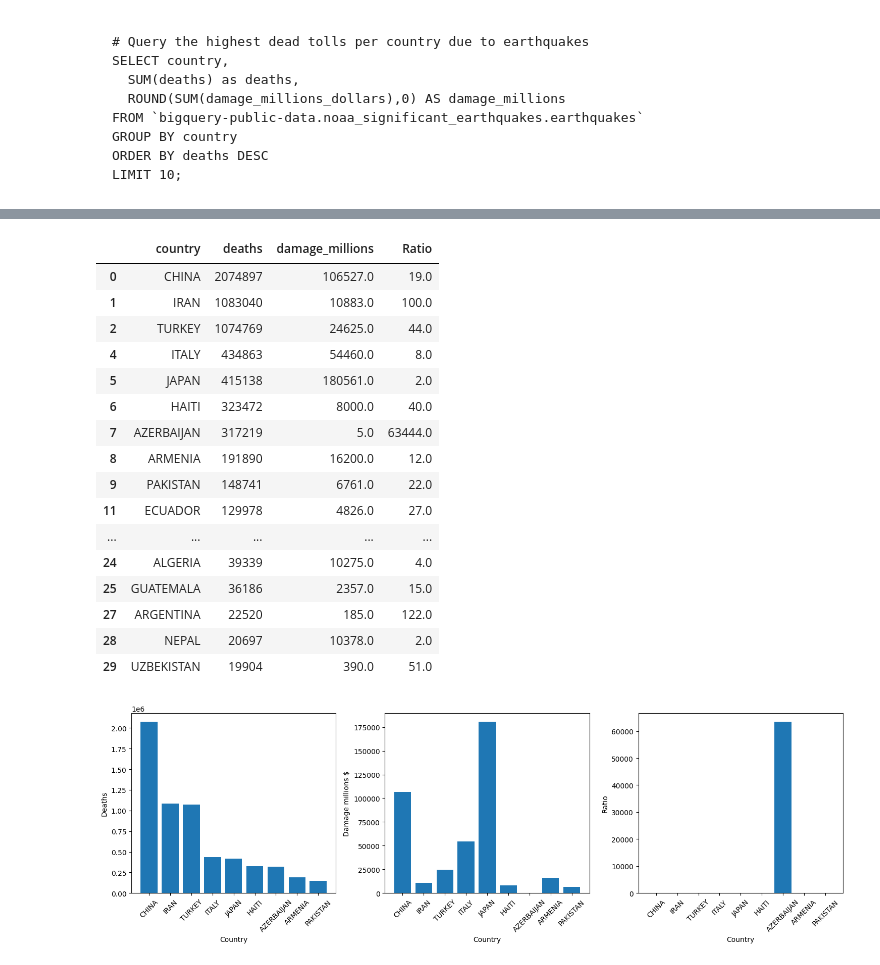
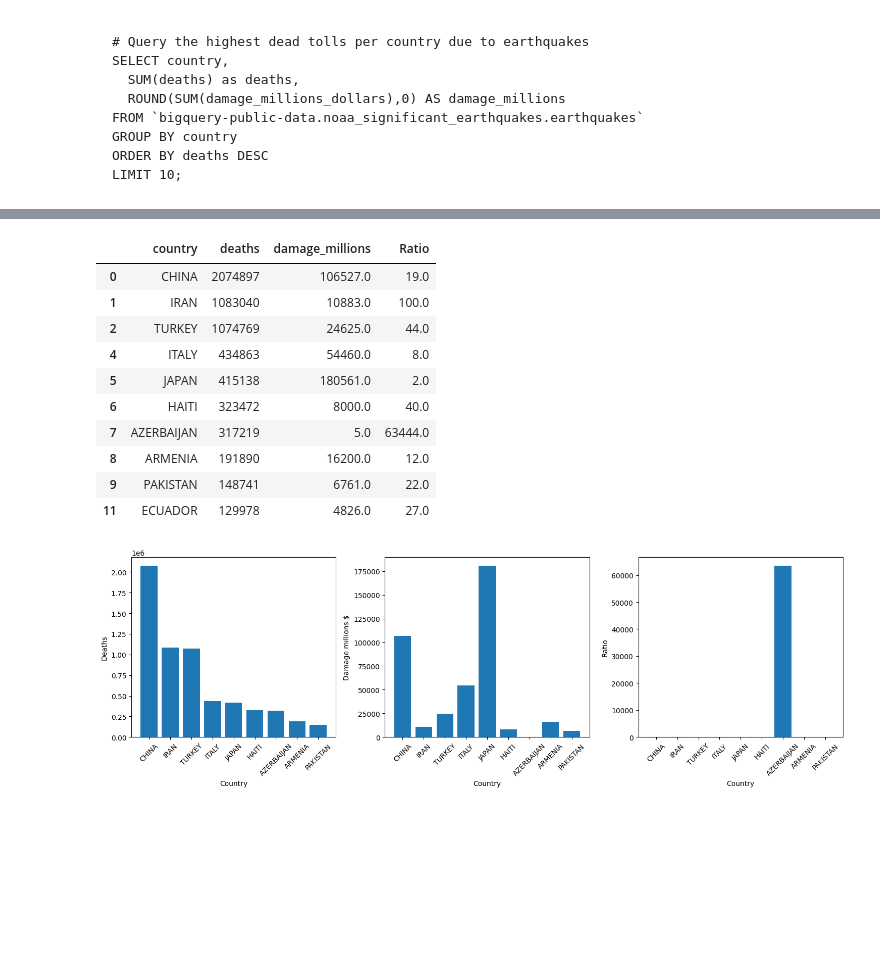
Before and after one commit to columose/SQL-BigQuery-, a Jupyter notebook: Earthquake_records.ipynb, the cells around one changed output, grey strips where cells are left out. Cells and saved outputs as stored; diff of their text form; code cells hidden in the pictures; blank space fills up the shorter version.

```diff
--- a/Earthquake_records.ipynb
+++ b/Earthquake_records.ipynb
@@ -55,25 +44,19 @@ df_clean.reset_index(drop = True)
 # Add ratio column
 df_clean.insert(3, 'Ratio', round(df_clean.deaths/df_clean.damage_millions,0))
 # %%
-df_clean
+df_clean.head(10)
 # %% [output]
 |  | country | deaths | damage_millions | Ratio |
 | 0 | CHINA | 2074897 | 106527.0 | 19.0 |
 | 1 | IRAN | 1083040 | 10883.0 | 100.0 |
 | 2 | TURKEY | 1074769 | 24625.0 | 44.0 |
 | 4 | ITALY | 434863 | 54460.0 | 8.0 |
 | 5 | JAPAN | 415138 | 180561.0 | 2.0 |
 | 6 | HAITI | 323472 | 8000.0 | 40.0 |
 | 7 | AZERBAIJAN | 317219 | 5.0 | 63444.0 |
 | 8 | ARMENIA | 191890 | 16200.0 | 12.0 |
 | 9 | PAKISTAN | 148741 | 6761.0 | 22.0 |
 | 11 | ECUADOR | 129978 | 4826.0 | 27.0 |
-| ... | ... | ... | ... | ... |
-| 24 | ALGERIA | 39339 | 10275.0 | 4.0 |
-| 25 | GUATEMALA | 36186 | 2357.0 | 15.0 |
-| 27 | ARGENTINA | 22520 | 185.0 | 122.0 |
-| 28 | NEPAL | 20697 | 10378.0 | 2.0 |
-| 29 | UZBEKISTAN | 19904 | 390.0 | 51.0 |
 # %%
 # Visualise damage per country
 
```
Also changed, not shown: parts of 6 cells of this notebook.
